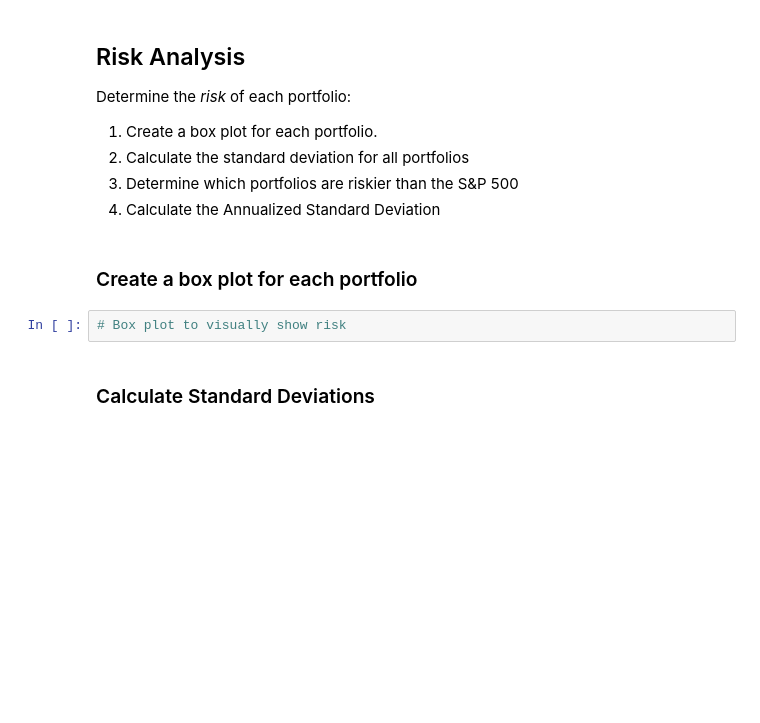
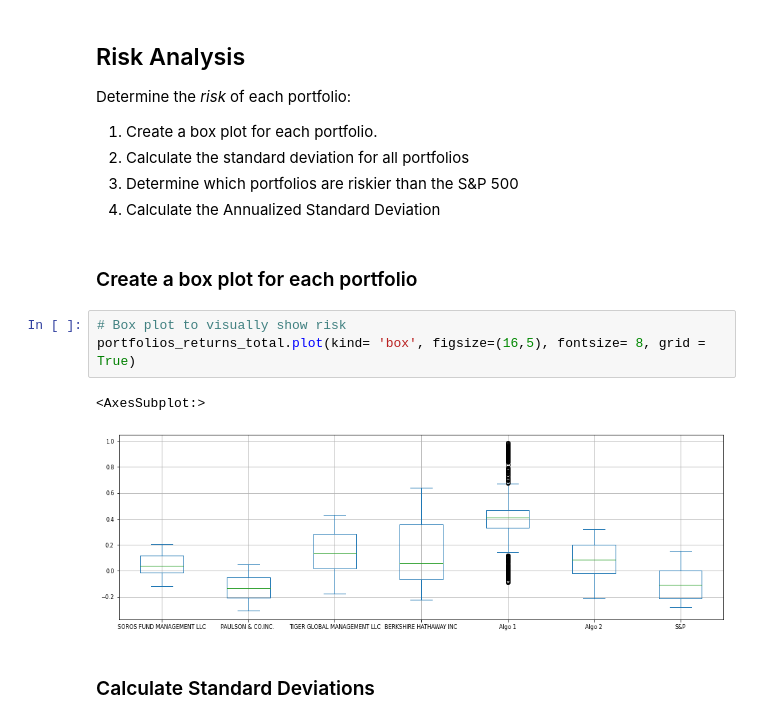
Before and after one commit to laramiedunlap/PortfolioComparison, a Jupyter notebook: portfolio_compare/whale_analysis.ipynb, the cells around one changed output. Saved outputs shown, nothing was run; the diff lists cells and outputs as text; blank space fills up the shorter version.

```diff
--- a/portfolio_compare/whale_analysis.ipynb
+++ b/portfolio_compare/whale_analysis.ipynb
@@ -197,6 +192,10 @@ Determine the _risk_ of each portfolio:
 ### Create a box plot for each portfolio
 # %%
 # Box plot to visually show risk
+portfolios_returns_total.plot(kind= 'box', figsize=(16,5), fontsize= 8, grid = True)
+# %% [output]
+<AxesSubplot:>
+[figure, added]
 # %% [markdown]
 ### Calculate Standard Deviations
 # %%
```
Also changed, not shown: parts of 18 cells of this notebook.
